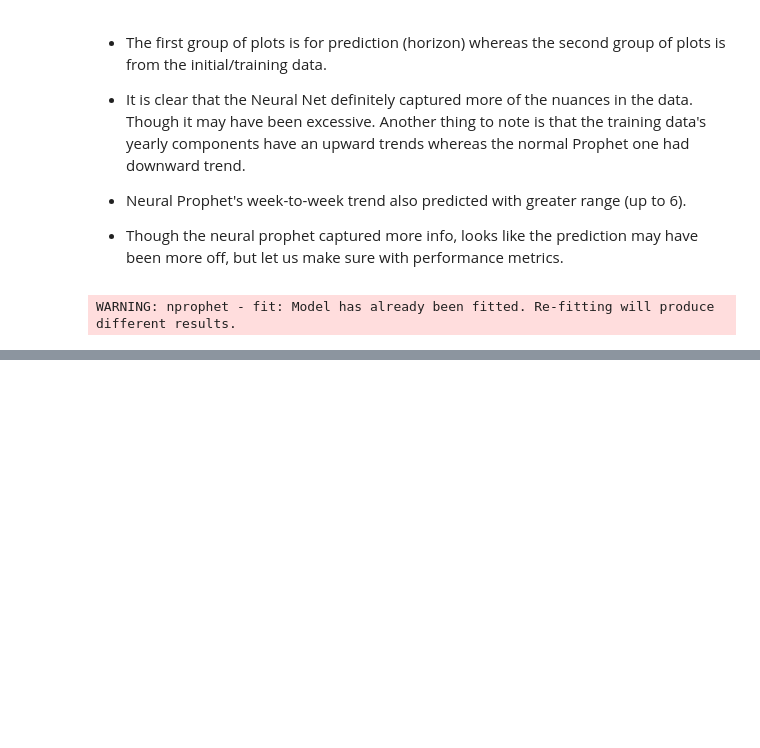
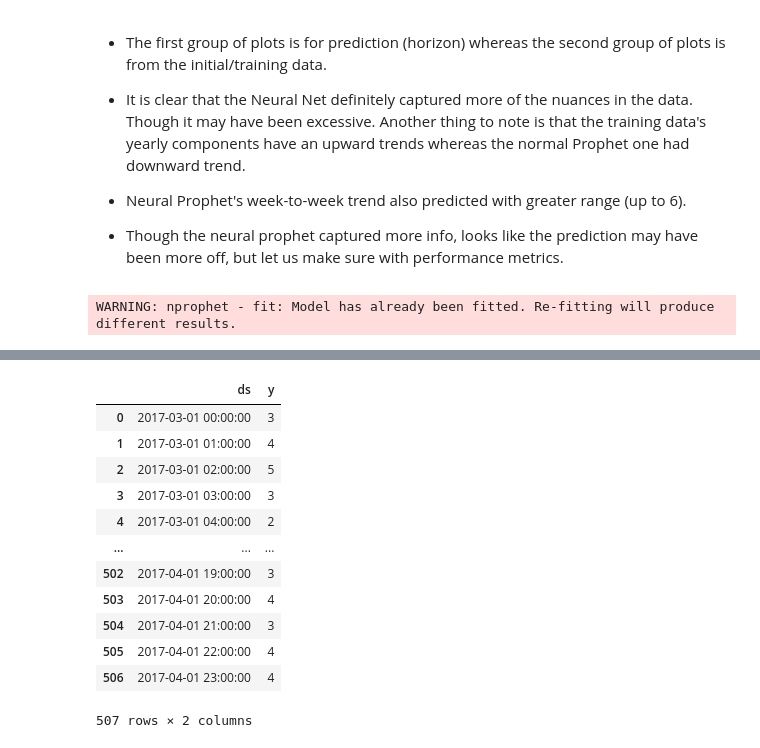
Before and after one commit to mindyng/Take-Homes, a Jupyter notebook: shipt-grocery-tech-supply-demand-forecasting.ipynb, the cells around one changed output, grey strips where cells are left out. Saved outputs shown, nothing was run; the diff lists cells and outputs as text; code cells hidden in the pictures; blank space fills up the shorter version.

```diff
--- a/shipt-grocery-tech-supply-demand-forecasting.ipynb
+++ b/shipt-grocery-tech-supply-demand-forecasting.ipynb
@@ -410,0 +439,17 @@ Though let us see if our forecasts can be better with other Time Series models.
+# %%
+#Tr - 20 days. Test = 10 days
+supply_df
+# %% [output]
+|  | ds | y |
+| 0 | 2017-03-01 00:00:00 | 3 |
+| 1 | 2017-03-01 01:00:00 | 4 |
+| 2 | 2017-03-01 02:00:00 | 5 |
+| 3 | 2017-03-01 03:00:00 | 3 |
+| 4 | 2017-03-01 04:00:00 | 2 |
+| ... | ... | ... |
+| 502 | 2017-04-01 19:00:00 | 3 |
+| 503 | 2017-04-01 20:00:00 | 4 |
+| 504 | 2017-04-01 21:00:00 | 3 |
+| 505 | 2017-04-01 22:00:00 | 4 |
+| 506 | 2017-04-01 23:00:00 | 4 |
+507 rows × 2 columns
```
Also changed, not shown: parts of 24 cells of this notebook.
